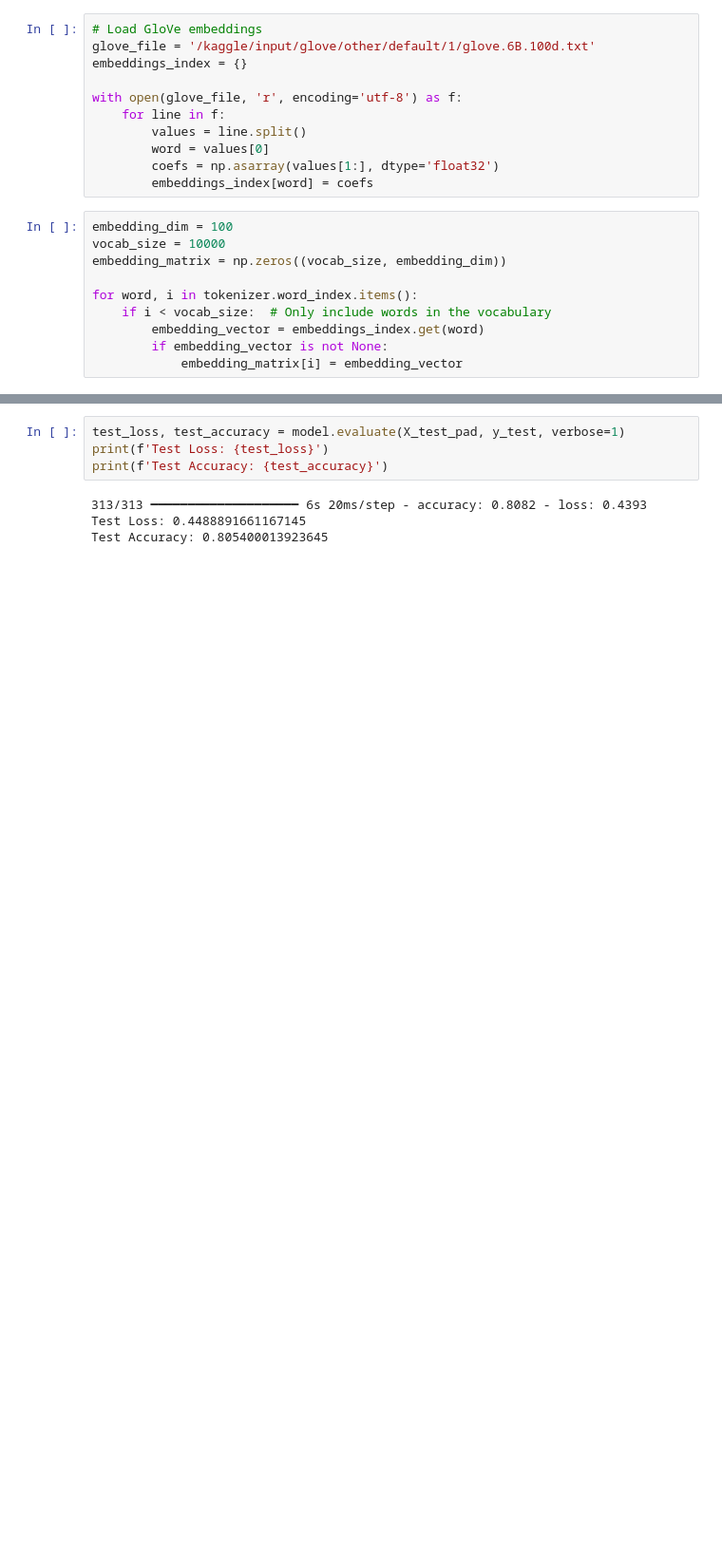
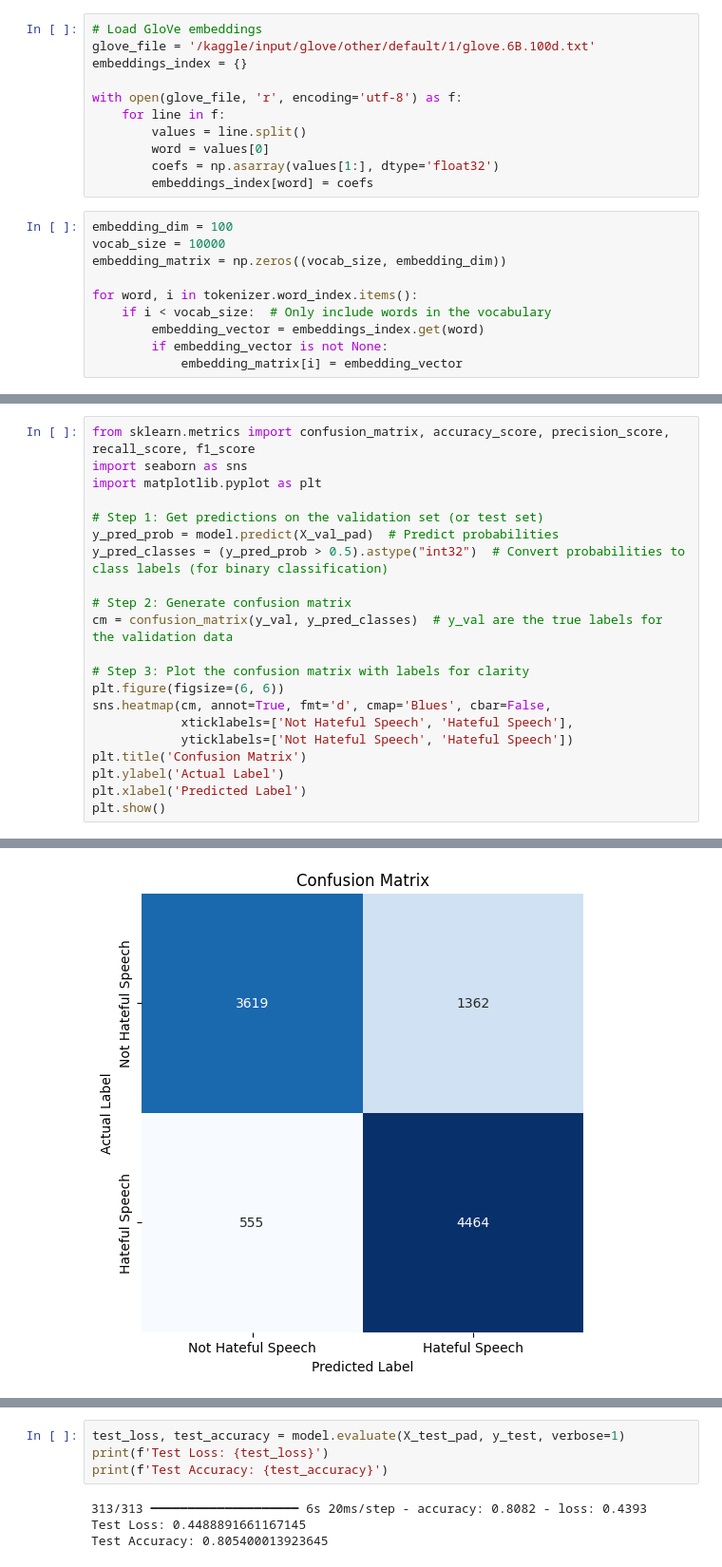
Before and after one commit to mqarmout/hate_speech_detection_ssystem, a Jupyter notebook: bidirectional_gru.ipynb, the cells around one changed output, grey strips where cells are left out. Shown at 95% size. Cells and saved outputs as stored; diff of their text form; blank space fills up the shorter version.

```diff
--- a/bidirectional_gru.ipynb
+++ b/bidirectional_gru.ipynb
@@ -238,0 +249,22 @@ plt.show()
+# %%
+from sklearn.metrics import confusion_matrix, accuracy_score, precision_score, recall_score, f1_score
+import seaborn as sns
+import matplotlib.pyplot as plt
+
+# Step 1: Get predictions on the validation set (or test set)
+y_pred_prob = model.predict(X_val_pad)  # Predict probabilities
+y_pred_classes = (y_pred_prob > 0.5).astype("int32")  # Convert probabilities to class labels (for binary classification)
+
+# Step 2: Generate confusion matrix
+cm = confusion_matrix(y_val, y_pred_classes)  # y_val are the true labels for the validation data
+
+# Step 3: Plot the confusion matrix with labels for clarity
+plt.figure(figsize=(6, 6))
+sns.heatmap(cm, annot=True, fmt='d', cmap='Blues', cbar=False,
+            xticklabels=['Not Hateful Speech', 'Hateful Speech'],
+            yticklabels=['Not Hateful Speech', 'Hateful Speech'])
+plt.title('Confusion Matrix')
+plt.ylabel('Actual Label')
+plt.xlabel('Predicted Label')
+plt.show()
+# %% [output]
@@ -238,0 +272 @@ plt.show()
+[figure, added]
```
Also changed, not shown: parts of 14 cells of this notebook, 1 other file.
